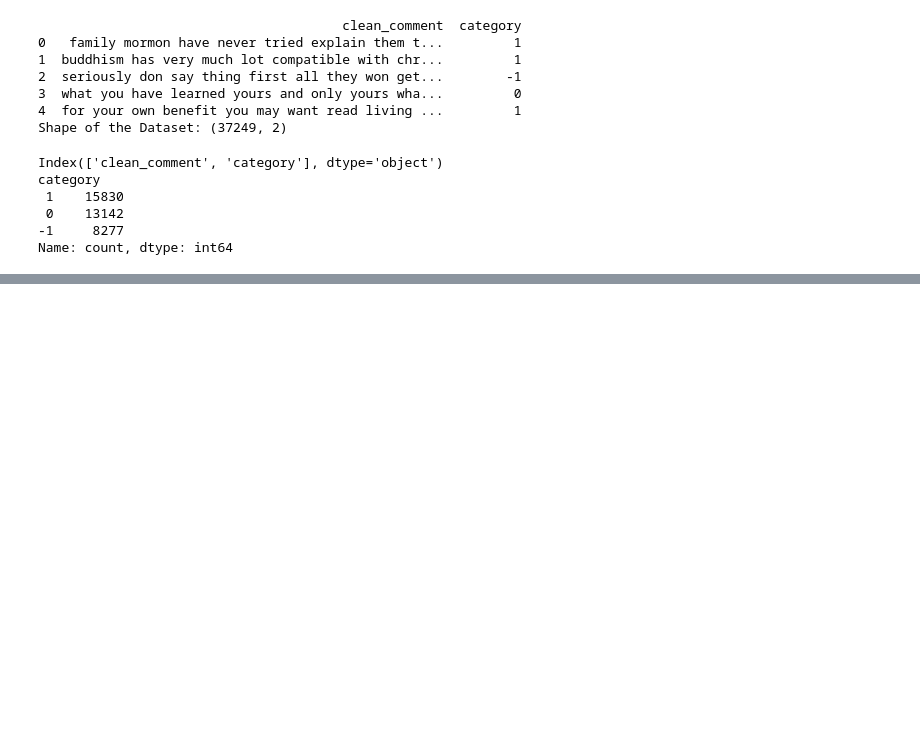
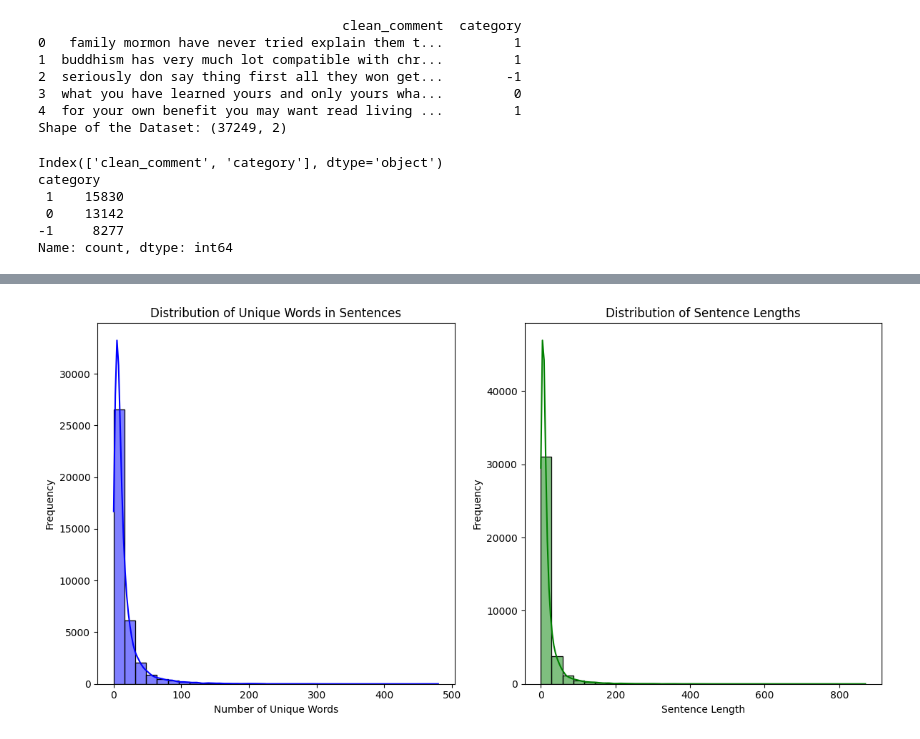
Before and after one commit to raviasick/Sentiment-Analysis, a Jupyter notebook: EDA_Analysis.ipynb, the cells around one changed output, grey strips where cells are left out. Cells and saved outputs as stored; diff of their text form; code cells hidden in the pictures; blank space fills up the shorter version.

```diff
--- a/EDA_Analysis.ipynb
+++ b/EDA_Analysis.ipynb
@@ -92,0 +109,9 @@ plot_wordcloud(all_comments, title='Word Cloud of All Comments')
+# %%
+# Getting Number of Unique words in the Sentences
+df['num_unique_words'] = df['preprocessed_text'].apply(lambda x: len(set(x.split())))
+print("Number of unique words in each sentence:")
+print(df['num_unique_words'].head())
+# Getting the Length of the Sentences
+df['sentence_length'] = df['preprocessed_text'].apply(lambda x: len(x.split()))
+print("Length of each sentence:")
+print(df['sentence_length'].head())
@@ -92,0 +133,17 @@ plot_wordcloud(all_comments, title='Word Cloud of All Comments')
+# %%
+# Plotting the Distribution of Unique Words and Sentence Length
+plt.figure(figsize=(12, 6))
+plt.subplot(1, 2, 1)
+sns.histplot(df['num_unique_words'], bins=30, kde=True, color='blue')
+plt.title('Distribution of Unique Words in Sentences')
+plt.xlabel('Number of Unique Words')
+plt.ylabel('Frequency')
+plt.subplot(1, 2, 2)
+sns.histplot(df['sentence_length'], bins=30, kde=True, color='green')
+plt.title('Distribution of Sentence Lengths')
+plt.xlabel('Sentence Length')
+plt.ylabel('Frequency')
+plt.tight_layout()
+plt.show()
+# %% [output]
+[figure, added]
```
Also changed, not shown: parts of 11 cells of this notebook.
